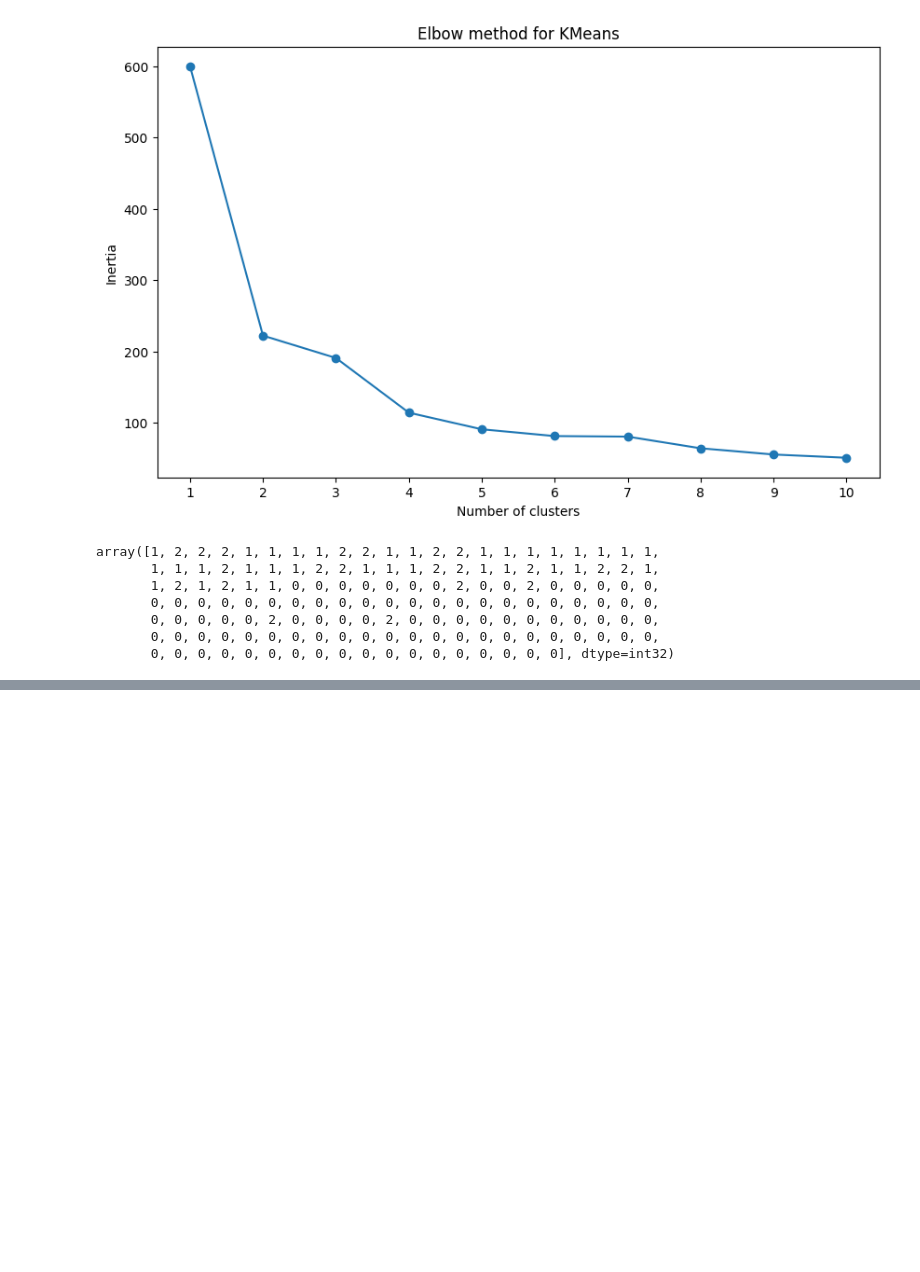
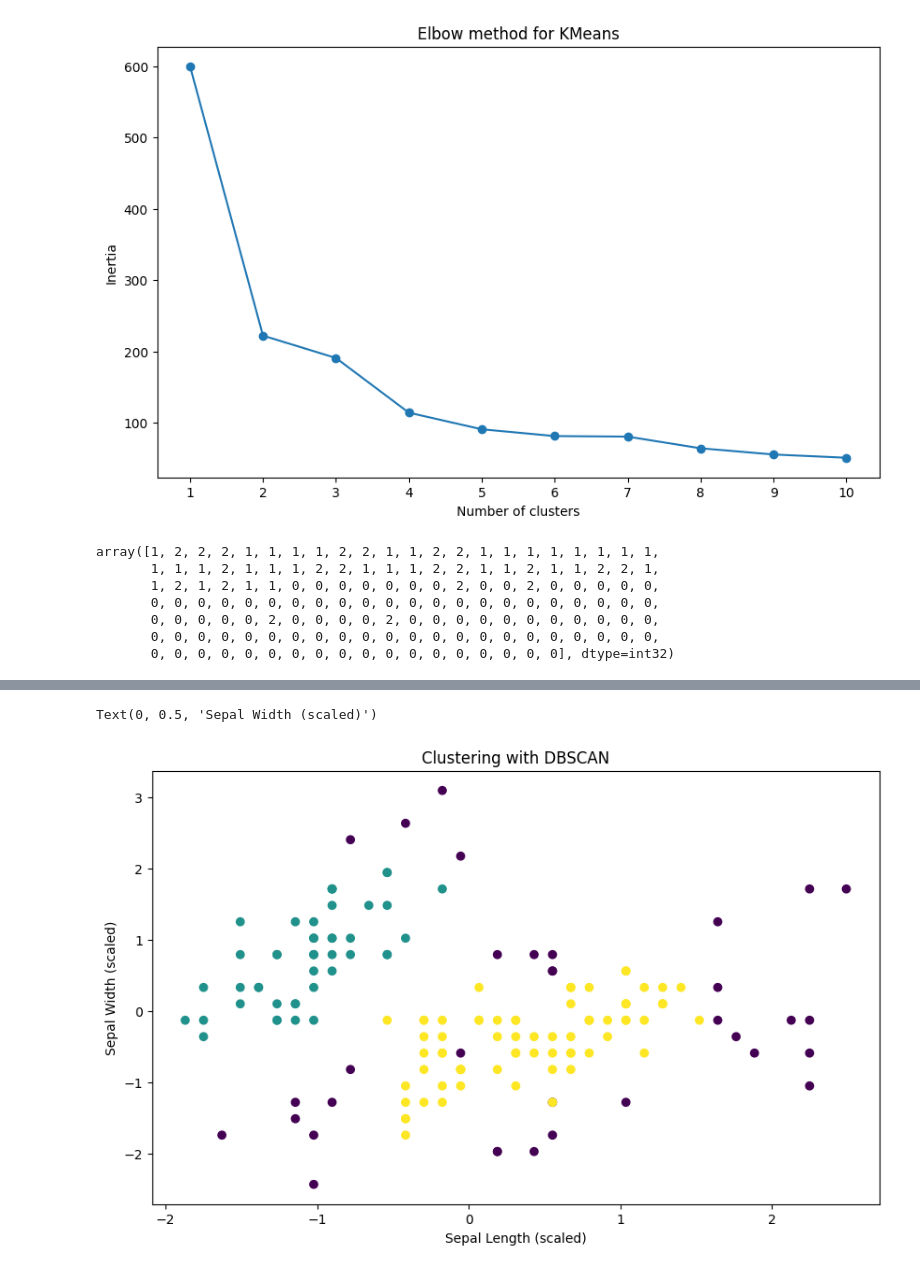
Before and after one commit to marius2347/Working-with-Iris-Dataset-using-Machine-Learning-in-Python-at-ISB, a Jupyter notebook: ml.ipynb, the cells around one changed output, grey strips where cells are left out. Drawn from its saved outputs; the diff is of its cells as text; code cells hidden in the pictures; blank space fills up the shorter version.

```diff
--- a/ml.ipynb
+++ b/ml.ipynb
@@ -735,0 +734,12 @@ array([1, 2, 2, 2, 1, 1, 1, 1, 2, 2, 1, 1, 2, 2, 1, 1, 1, 1, 1, 1, 1, 1,
+# %%
+# DBSCAN Clustering
+
+from sklearn.cluster import DBSCAN
+
+label = LabelEncoder()
+y_true = label.fit_transform(y)
+
+scaler = StandardScaler()
+X_scaled = scaler.fit_transform(X)
+flowers_scaled = pd.DataFrame(X_scaled, columns=X.columns)
+flowers_scaled
@@ -735,0 +760,5 @@ array([1, 2, 2, 2, 1, 1, 1, 1, 2, 2, 1, 1, 2, 2, 1, 1, 1, 1, 1, 1, 1, 1,
+# %%
+dbscan = DBSCAN(eps = 0.5, min_samples = 5)
+
+dbscan_labels = dbscan.fit_predict(X_scaled)
+dbscan_labels
@@ -735,0 +775,9 @@ array([1, 2, 2, 2, 1, 1, 1, 1, 2, 2, 1, 1, 2, 2, 1, 1, 1, 1, 1, 1, 1, 1,
+# %%
+plt.figure(figsize = (10, 6))
+plt.scatter(X_scaled[:, 0], X_scaled[:, 1], c = dbscan_labels, cmap = 'viridis')
+plt.title("Clustering with DBSCAN")
+plt.xlabel("Sepal Length (scaled)")
+plt.ylabel("Sepal Width (scaled)")
+# %% [output]
+Text(0, 0.5, 'Sepal Width (scaled)')
+[figure, added]
```
Also changed, not shown: parts of 7 cells of this notebook, 1 other file.
